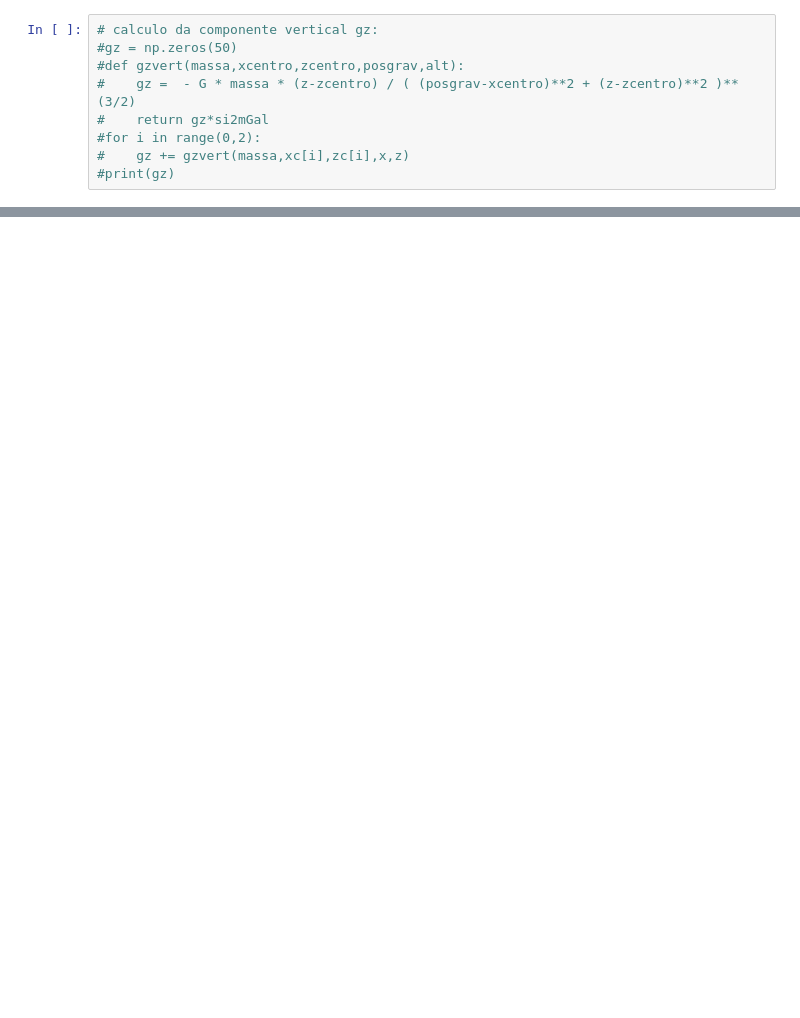
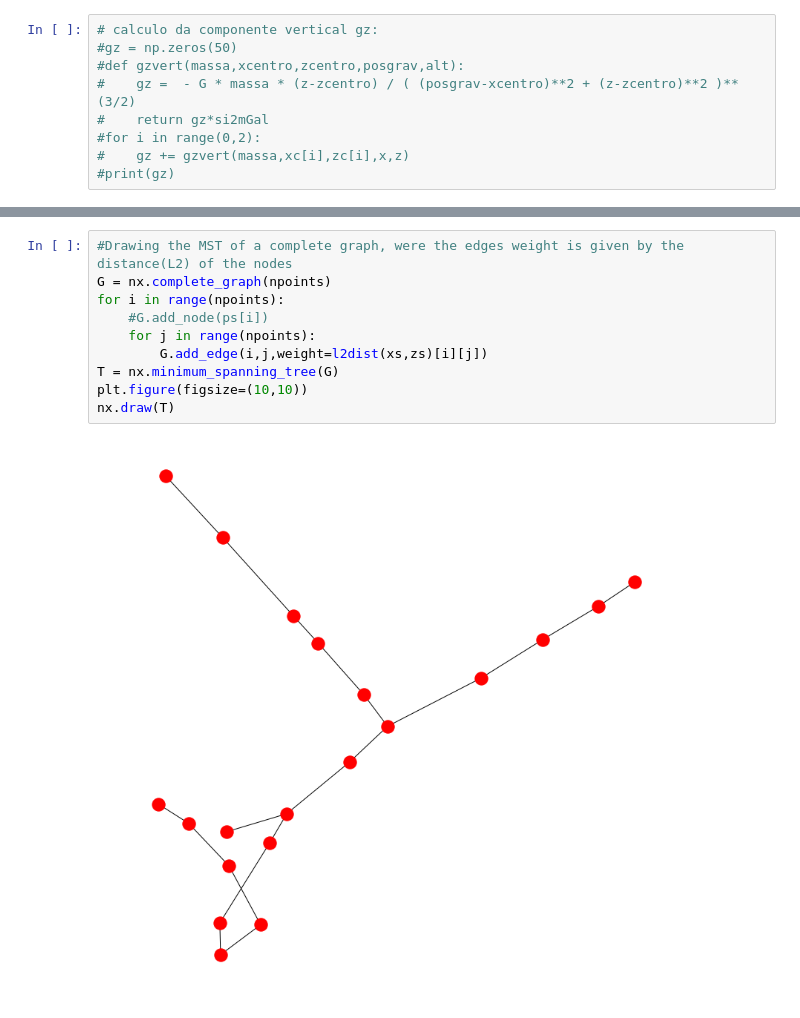
Before and after one commit to EdsonAlonso/EstagioCurricular, a Jupyter notebook: Sphere_grav.ipynb, the cells around one changed output, grey strips where cells are left out. Drawn from its saved outputs; the diff is of its cells as text; blank space fills up the shorter version.

```diff
--- a/Sphere_grav.ipynb
+++ b/Sphere_grav.ipynb
@@ -180,0 +203,12 @@ plt.show()
+# %%
+#Drawing the MST of a complete graph, were the edges weight is given by the distance(L2) of the nodes
+G = nx.complete_graph(npoints)
+for i in range(npoints):
+    #G.add_node(ps[i])
+    for j in range(npoints):
+        G.add_edge(i,j,weight=l2dist(xs,zs)[i][j])
+T = nx.minimum_spanning_tree(G)
+plt.figure(figsize=(10,10))
+nx.draw(T)
+# %% [output]
+[figure, added]
```
Also changed, not shown: parts of 11 cells of this notebook.
